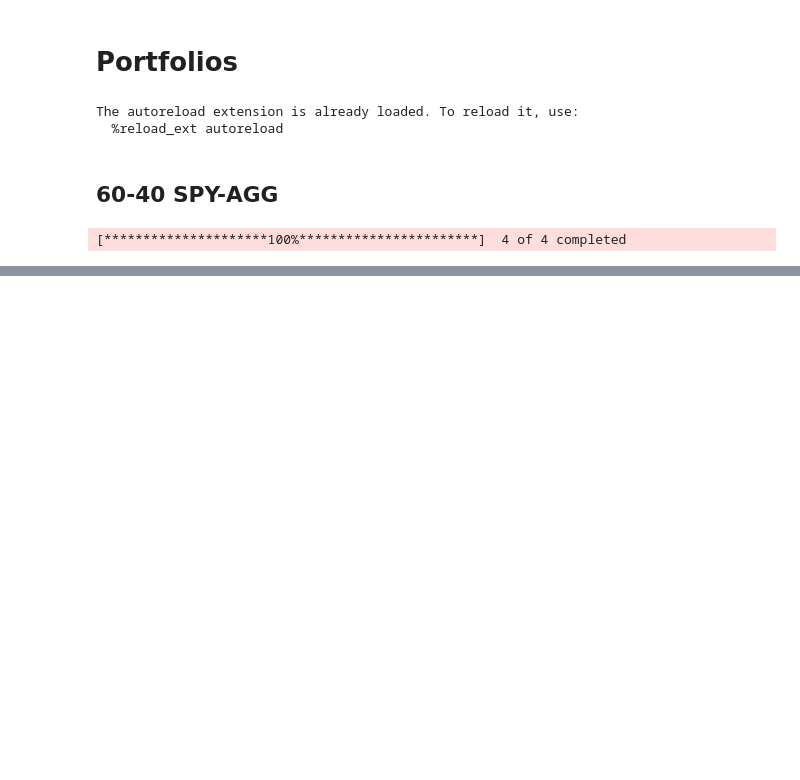
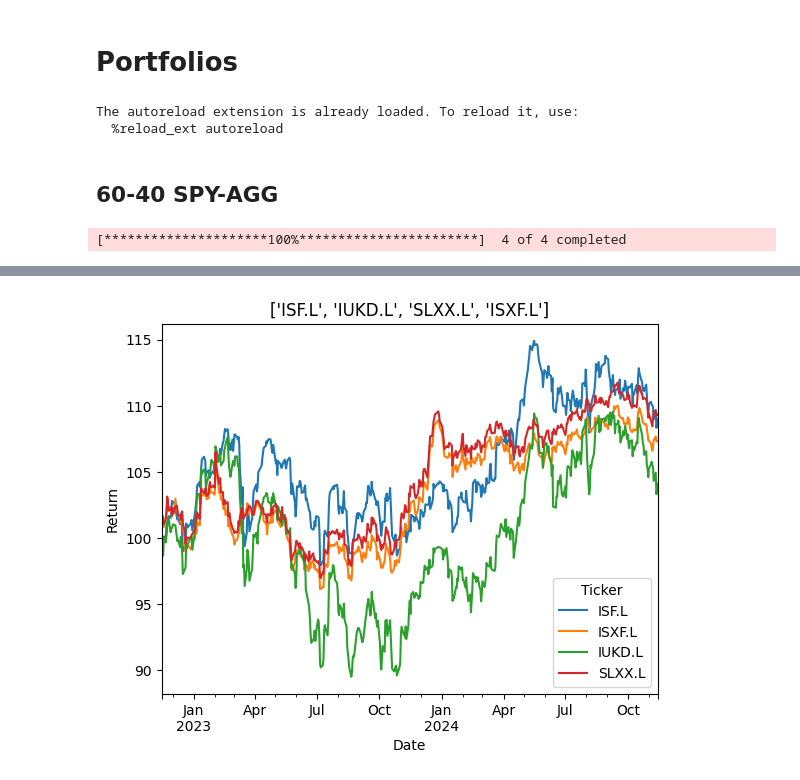
Before and after one commit to jlchereau/finance, a Jupyter notebook: Personal/portfolios.ipynb, the cells around one changed output, grey strips where cells are left out. Cells and saved outputs as stored; diff of their text form; code cells hidden in the pictures; blank space fills up the shorter version.

```diff
--- a/Personal/portfolios.ipynb
+++ b/Personal/portfolios.ipynb
@@ -48,3 +56,7 @@ df
+# %%
+ts.plot()
+# %% [output]
+[figure, added]
 # %%
 ts.plot_corr()
 # %% [output]
```
Also changed, not shown: parts of 8 cells of this notebook, 3 other files.
